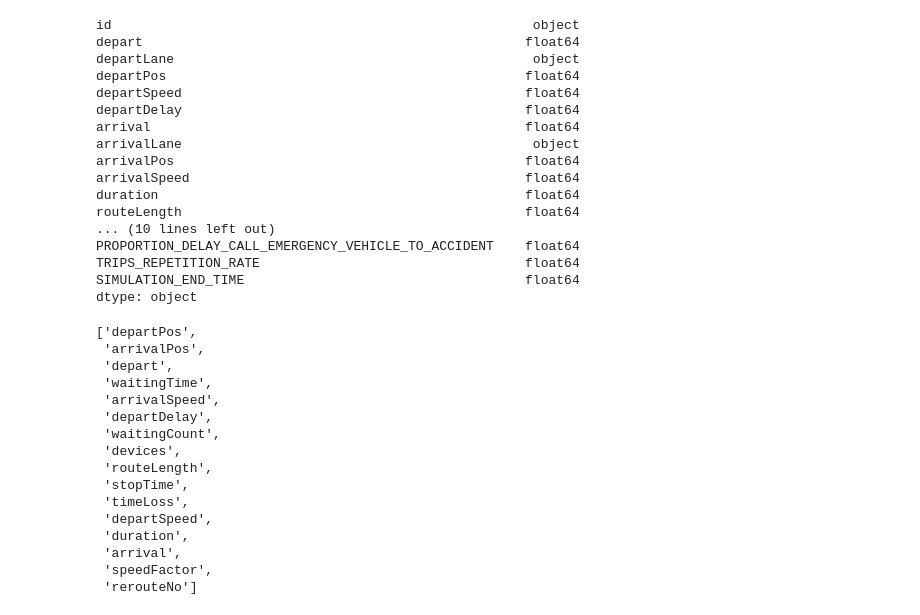
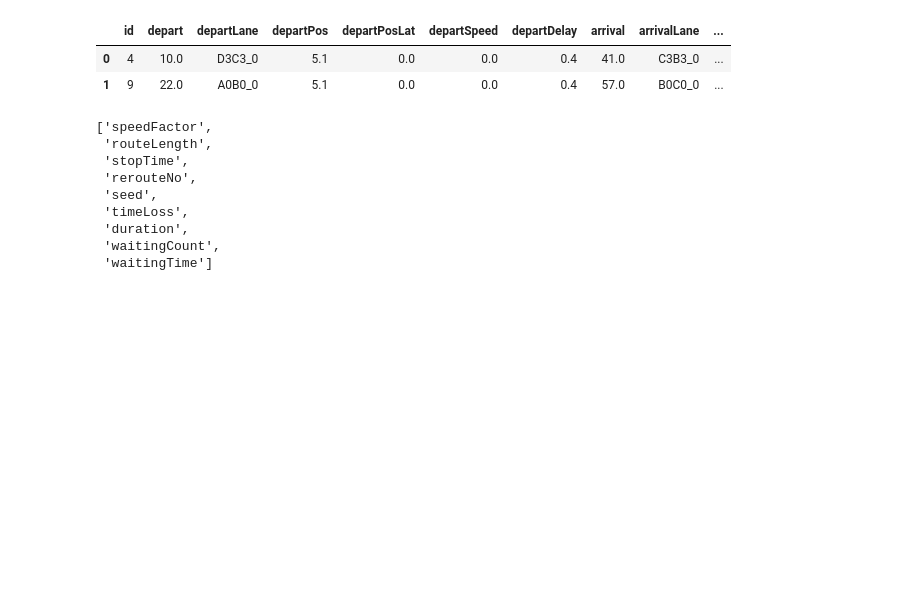
Before and after one commit to holynacll/sumotraci-greenwave, a Jupyter notebook: src/notebooks/notebook_tripinfo.ipynb, the cells around one changed output. Drawn from its saved outputs; the diff is of its cells as text; code cells hidden in the pictures; blank space fills up the shorter version.

```diff
--- a/src/notebooks/notebook_tripinfo.ipynb
+++ b/src/notebooks/notebook_tripinfo.ipynb
@@ -25,42 +25,26 @@ df.head(2)
-# %%
-df.dtypes
-# %% [output]
-id                                                      object
-depart                                                 float64
-departLane                                              object
-departPos                                              float64
-departSpeed                                            float64
-departDelay                                            float64
-arrival                                                float64
-arrivalLane                                             object
-arrivalPos                                             float64
-arrivalSpeed                                           float64
-duration                                               float64
-routeLength                                            float64
-... (10 lines left out)
-PROPORTION_DELAY_CALL_EMERGENCY_VEHICLE_TO_ACCIDENT    float64
-TRIPS_REPETITION_RATE                                  float64
-SIMULATION_END_TIME                                    float64
-dtype: object
+# %%
+pd.set_option('display.max_columns', None)
+# %%
+df.head(2)
+# %% [output]
+|  | id | depart | departLane | departPos | departPosLat | departSpeed | departDelay | arrival | arrivalLane | ... |
+| 0 | 4 | 10.0 | D3C3_0 | 5.1 | 0.0 | 0.0 | 0.4 | 41.0 | C3B3_0 | ... |
+| 1 | 9 | 22.0 | A0B0_0 | 5.1 | 0.0 | 0.0 | 0.4 | 57.0 | B0C0_0 | ... |
 # %%
-lista_index = ['ALGORITHM', 'PROPORTION_DELAY_CALL_EMERGENCY_VEHICLE_TO_ACCIDENT', 'TRIPS_REPETITION_RATE','SIMULATION_END_TIME']
-var_resposta = list(set(df.columns) - set(lista_index+['id', 'departLane', 'arrivalLane', 'vType', 'vaporized']))
+lista_index = ['ALGORITHM', 'CAR_FOLLOW_MODEL', 'VEHICLE_NUMBER','DELAY_TO_DISPATCH_EMERGENCY_VEHICLE']
+var_resposta = list(set(df.columns) - set(lista_index+['id', 'depart', 'departLane', 'departPos', 'departPosLat',
+                                                       'departSpeed', 'departDelay', 'arrival', 'arrivalLane', 'arrivalPos', 'arrivalPosLat',
+                                                       'arrivalSpeed','devices','vaporized','vType',
+                                                       ]))
 var_resposta
 # %% [output]
-['departPos',
- 'arrivalPos',
- 'depart',
- 'waitingTime',
- 'arrivalSpeed',
- 'departDelay',
- 'waitingCount',
- 'devices',
+['speedFactor',
  'routeLength',
  'stopTime',
+ 'rerouteNo',
+ 'seed',
  'timeLoss',
- 'departSpeed',
  'duration',
- 'arrival',
- 'speedFactor',
- 'rerouteNo']
+ 'waitingCount',
+ 'waitingTime']
 # %%
```
Also changed, not shown: parts of 8 cells of this notebook, 8 other files.
